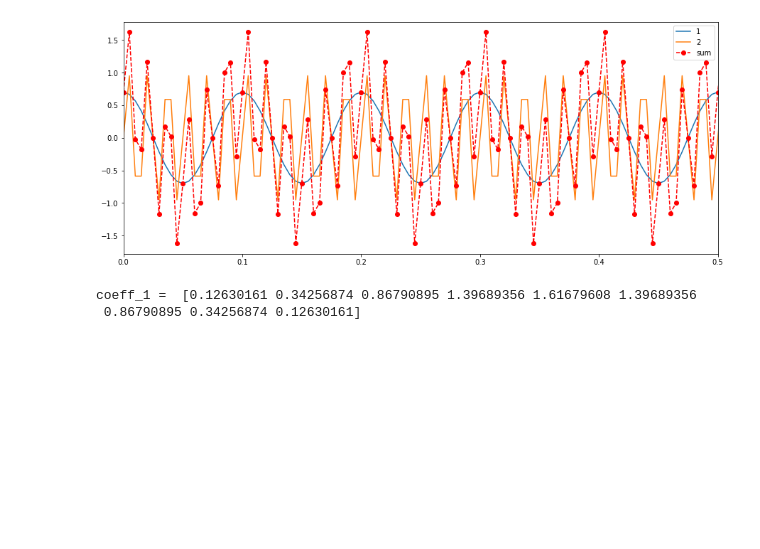
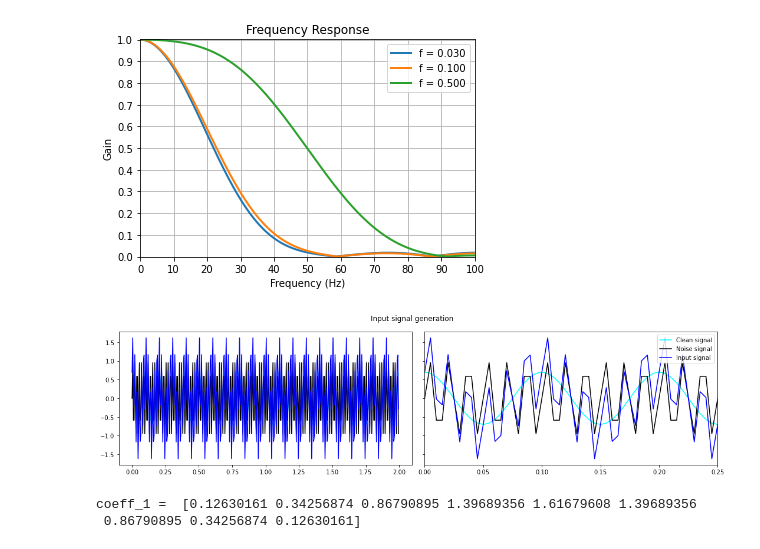
Before and after one commit to dariobaron/MAPD-A-fir-filter, a Jupyter notebook: FIRfilter_python.ipynb, the cells around one changed output. Cells and saved outputs as stored; diff of their text form; code cells hidden in the pictures; blank space fills up the shorter version.

```diff
--- a/FIRfilter_python.ipynb
+++ b/FIRfilter_python.ipynb
@@ -5,0 +8,6 @@ import matplotlib.pyplot as plt
+# %%
+colors = {"input" : "blue",
+         "noise" : "black",
+         "clean" : "cyan",
+         "pyfilter" : "green",
+         "fpgafilter" : "red"}
@@ -6,3 +153,29 @@ import matplotlib.pyplot as plt
+# %%
+# Plot the magnitude response of the filter - changing cut-off freq
+nT = 9
+f = [0.03, 0.1, 0.5]
+
+sample_rate = 200
+nyq_rate = sample_rate / 2
+
+for i in f:
+    taps = signal.firwin(nT, i)
+    w, h = signal.freqz(taps, worN=8000)
+
+    plt.plot((w/np.pi)*nyq_rate, np.absolute(h),linewidth=2, label='f = %.3f'%i)
+
+plt.xlabel('Frequency (Hz)')
+plt.ylabel('Gain')
+plt.title('Frequency Response')
+plt.xticks(np.linspace(0, 100, 11))
+plt.yticks(np.linspace(0, 1, 11))
+plt.xlim(-0.01,100)
+plt.ylim(-0.001,1.001)
+plt.legend()
+plt.grid()
+plt.show()
+# %% [output]
+[figure, added]
 # %%
 def computeQ(y):
     M = np.abs(y).max()
@@ -34,22 +207,26 @@ def double_to_signed2(a, Q): #only one element each time
 # %%
 sample_rate = 200
 nsamples = 400
 freq_camp = sample_rate/nsamples
 t = np.arange(nsamples) / sample_rate
-ys1 = 0.7*np.cos(2*np.pi*10*t)  # 10/400 = 0.025
-ys2 = np.sin(2*np.pi*60*t)  # 60/400 = 0.15 > 0.1
-input_signal = ys1 + ys2
+clean = 0.7*np.cos(2*np.pi*10*t)  # 10/400 = 0.025
+noise = np.sin(2*np.pi*60*t)  # 60/400 = 0.15 > 0.1
+input_signal = clean + noise
 
-plt.figure(figsize=(15,6))
-plt.plot(t,ys1,label='1')
-plt.plot(t,ys2,label='2')
-plt.plot(t,input_signal,'r--o',label='sum')
-plt.xlim(0,0.5)
-plt.legend()
+fig, axs = plt.subplots(1, 2, figsize=(15,4), sharey=True)
+for ax in axs:
+    ax.plot(t, clean, color=colors["clean"], label='Clean signal')
+    ax.plot(t, noise, color=colors["noise"], label='Noise signal')
+    ax.plot(t,input_signal, label='Input signal', color=colors["input"])
+axs[1].set_xlim(0,0.25)
+axs[1].legend()
+fig.suptitle("Input signal generation")
+plt.tight_layout()
 
+plt.savefig("figures/input_generation.png")
 plt.show()
 # %% [output]
-[figure, old version]
+[figure, new version]
 # %%
 numtaps = 9
 f = 0.03             #cut-off freq
```
Also changed, not shown: parts of 9 cells of this notebook, 3 other files.
